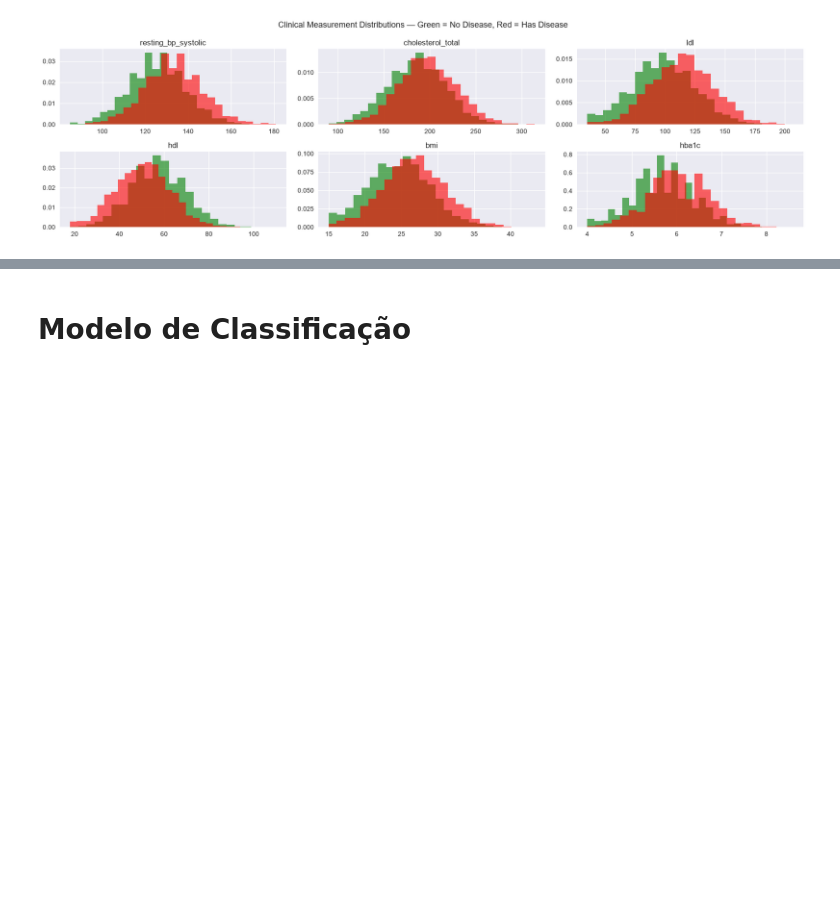
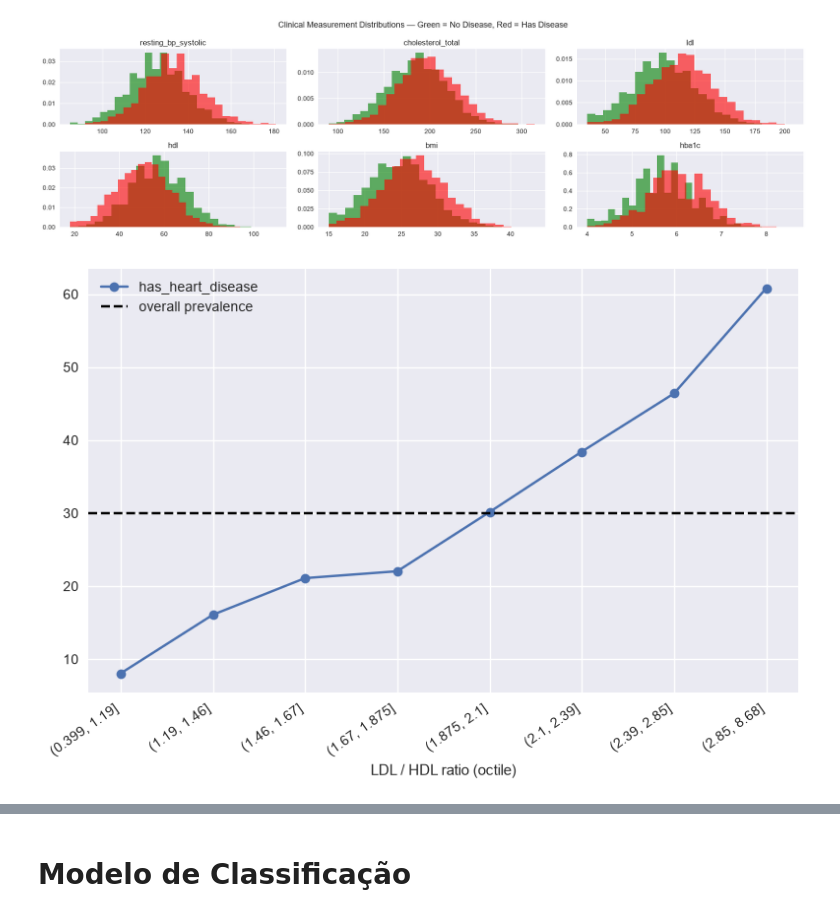
Before and after one commit to FilipeS-maker/Analysis-Heart-Disease-Risk, a Jupyter notebook: Analise_daraset.ipynb, the cells around one changed output, grey strips where cells are left out. Drawn from its saved outputs; the diff is of its cells as text; code cells hidden in the pictures; blank space fills up the shorter version.

```diff
--- a/Analise_daraset.ipynb
+++ b/Analise_daraset.ipynb
@@ -192,3 +192,20 @@ plt.tight_layout()
 plt.show()
 # %% [output]
 [figure]
+# %%
+# A razão HDL/LDl é melhor do ela isolada?
+
+data["ldl_hdl_ratio"] = (data["ldl"]/ data["hdl"]).round(2)
+
+q = pd.qcut(data["ldl_hdl_ratio"], 8)
+
+ax = (data.groupby(q, observed= True)["has_heart_disease"].mean()*100).plot(marker= "o")
+
+ax.axhline(0.30 * 100, color='black', ls='--', label='overall prevalence')
+ax.set_xlabel("LDL / HDL ratio (octile)")
+plt.setp(ax.get_xticklabels(), rotation=35, ha='right')
+ax.legend()
+plt.tight_layout()
+plt.show()
+# %% [output]
+[figure, added]
```
Also changed, not shown: parts of 3 cells of this notebook.
